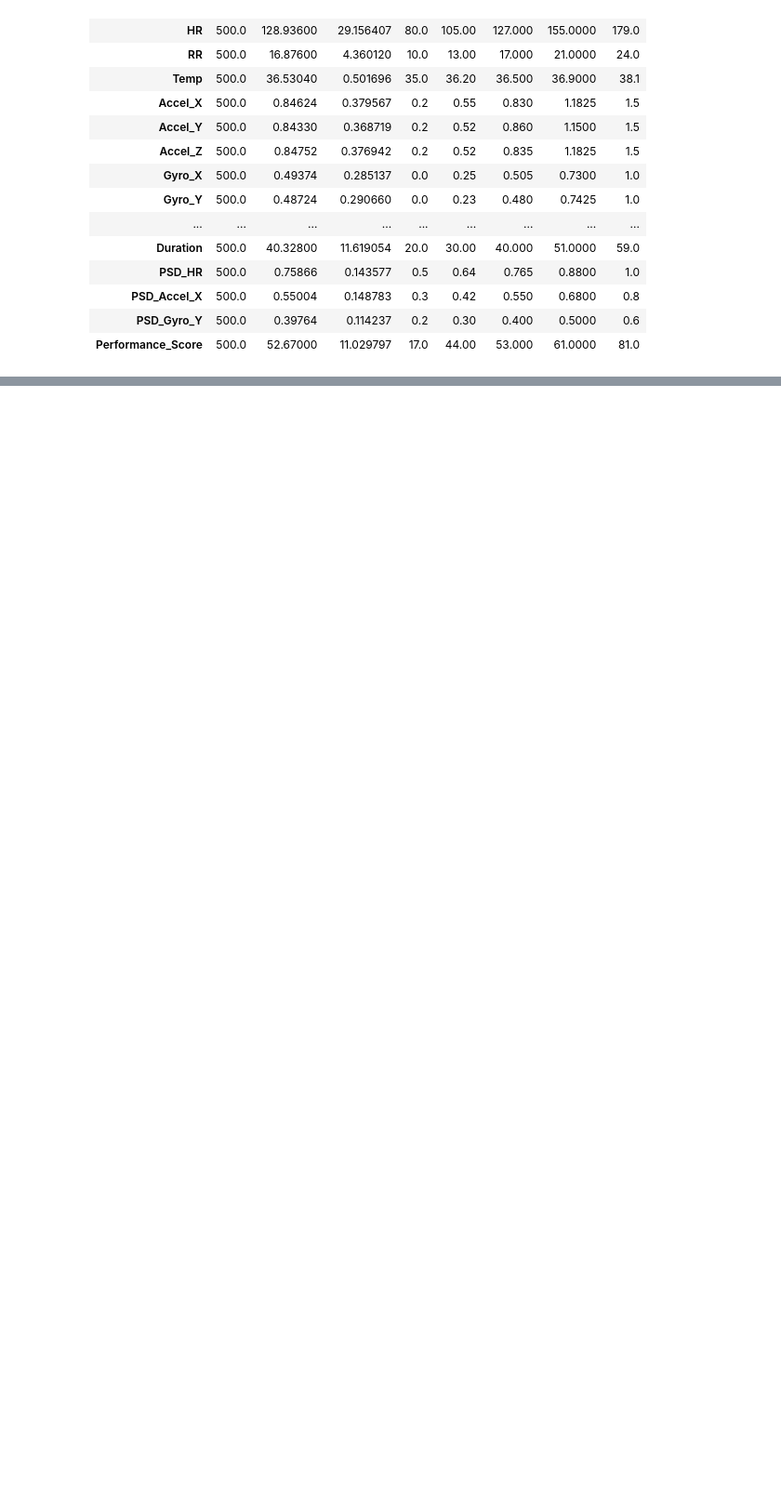
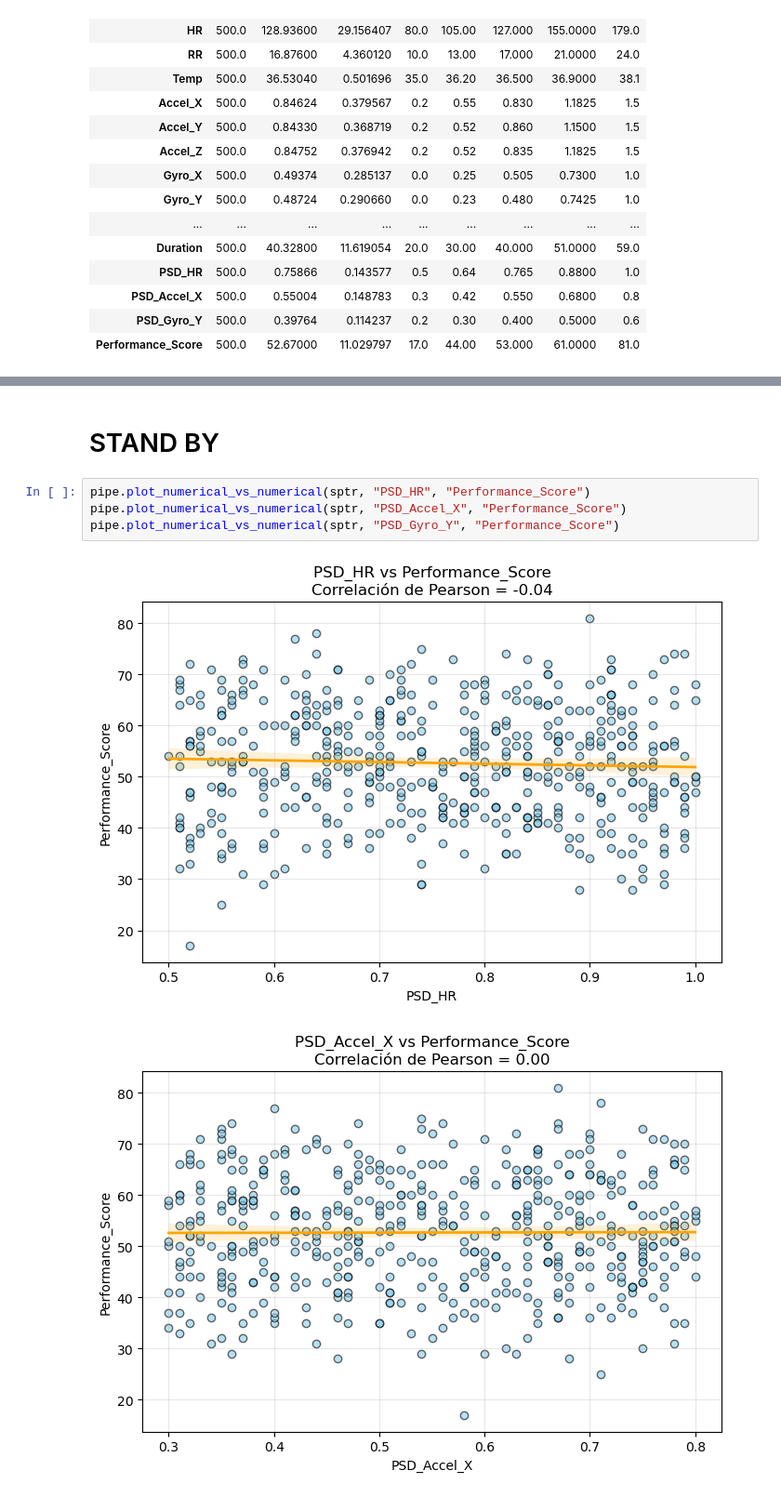
Before and after one commit to miguelnunez21/EDA-Proyectos-II, a Jupyter notebook: EDA_ProyectosII.ipynb, the cells around one changed output, grey strips where cells are left out. Shown at 93% size. Saved outputs shown, nothing was run; the diff lists cells and outputs as text; blank space fills up the shorter version.

```diff
--- a/EDA_ProyectosII.ipynb
+++ b/EDA_ProyectosII.ipynb
@@ -447,0 +660,9 @@ pipe.mostrar_tablas_frecuencias (sptr)
+# %% [markdown]
+# STAND BY
+# %%
+pipe.plot_numerical_vs_numerical(sptr, "PSD_HR", "Performance_Score")
+pipe.plot_numerical_vs_numerical(sptr, "PSD_Accel_X", "Performance_Score")
+pipe.plot_numerical_vs_numerical(sptr, "PSD_Gyro_Y", "Performance_Score")
+# %% [output]
+[figure, added]
+[figure, added]
```
Also changed, not shown: parts of 8 cells of this notebook, 2 other files.
